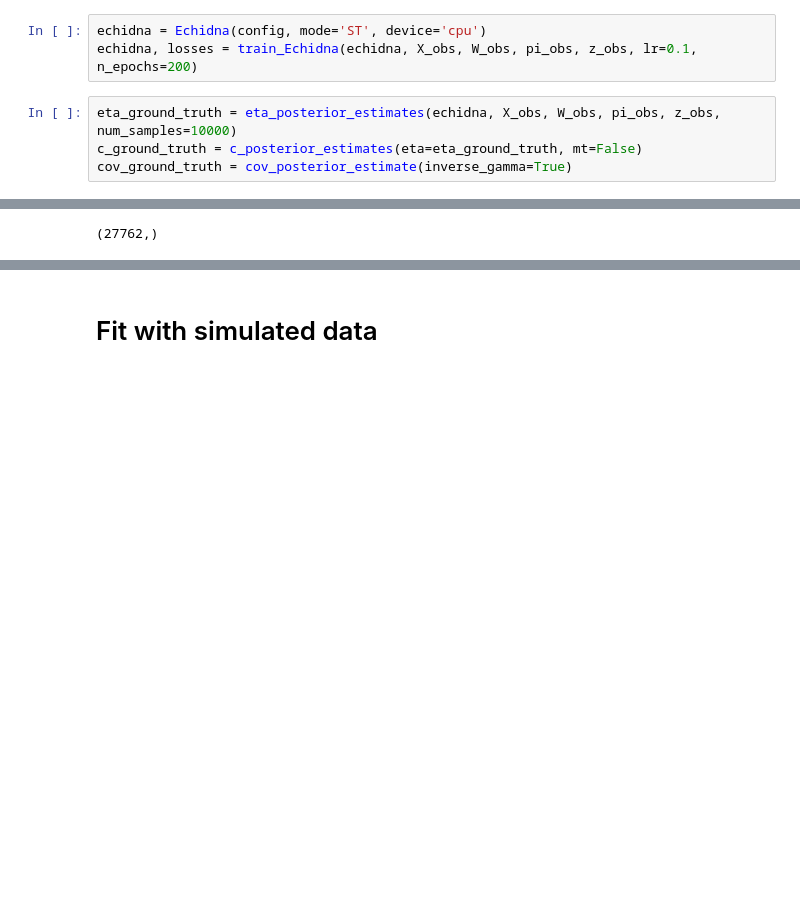
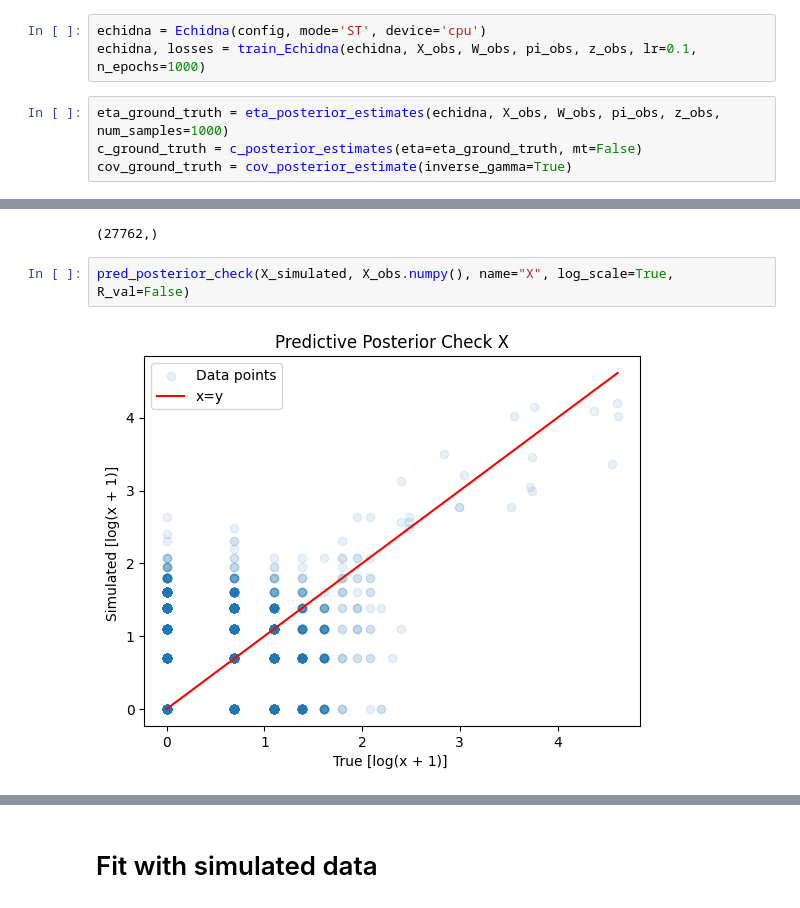
Before and after one commit to azizilab/echidna, a Jupyter notebook: notebooks/simulation.ipynb, the cells around one changed output, grey strips where cells are left out. Cells and saved outputs as stored; diff of their text form; blank space fills up the shorter version.

Commit message:
updated visualization for simulation

```diff
--- a/notebooks/simulation.ipynb
+++ b/notebooks/simulation.ipynb
@@ -67,9 +67,9 @@ config.eta_mean_init = 11.0
 config.lkj_concentration = 0.5
 # %%
 echidna = Echidna(config, mode='ST', device='cpu')
-echidna, losses = train_Echidna(echidna, X_obs, W_obs, pi_obs, z_obs, lr=0.1, n_epochs=200)
+echidna, losses = train_Echidna(echidna, X_obs, W_obs, pi_obs, z_obs, lr=0.1, n_epochs=1000)
 # %%
-eta_ground_truth = eta_posterior_estimates(echidna, X_obs, W_obs, pi_obs, z_obs, num_samples=10000)
+eta_ground_truth = eta_posterior_estimates(echidna, X_obs, W_obs, pi_obs, z_obs, num_samples=1000)
 c_ground_truth = c_posterior_estimates(eta=eta_ground_truth, mt=False)
 cov_ground_truth = cov_posterior_estimate(inverse_gamma=True)
 # %%
@@ -91,3 +91,7 @@ W_simulated = sample_W(pi=pi_obs, eta=eta_ground_truth)
 W_simulated.shape
 # %% [output]
 (27762,)
+# %%
+pred_posterior_check(X_simulated, X_obs.numpy(), name="X", log_scale=True, R_val=False)
+# %% [output]
+[figure, added]
```
Also changed, not shown: parts of 12 cells of this notebook, 2 other files.
